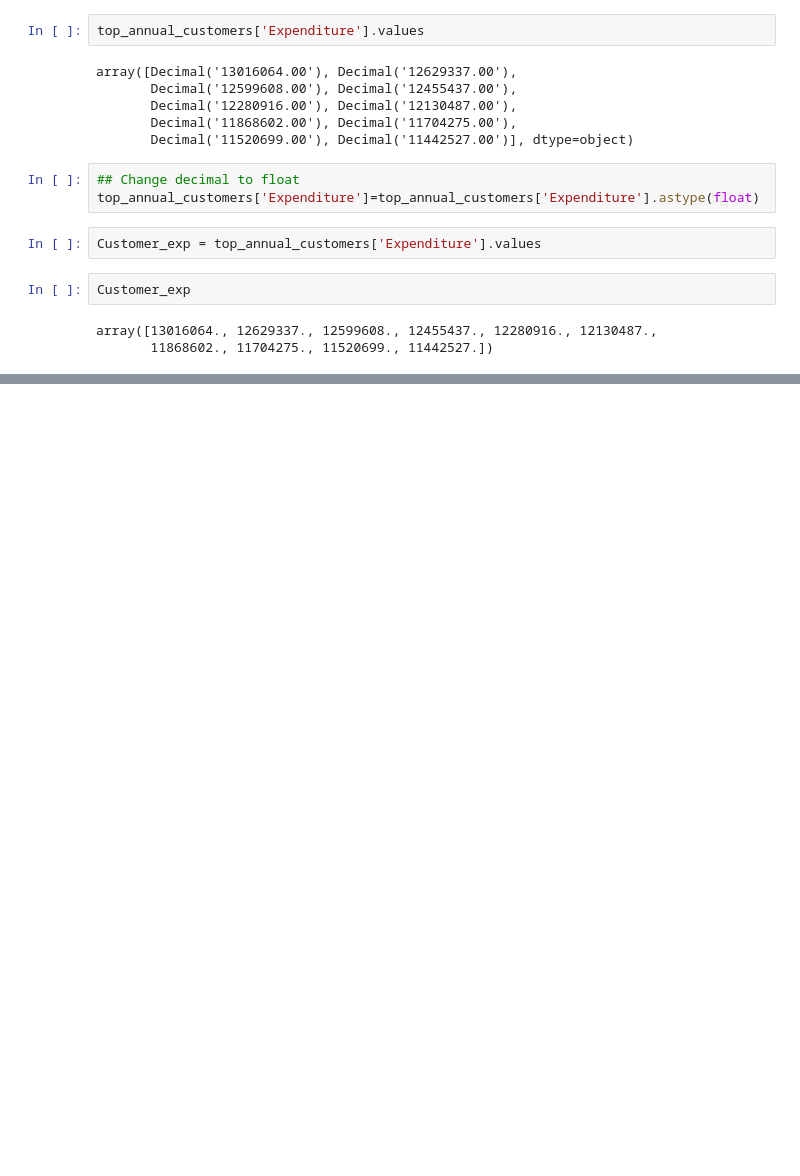
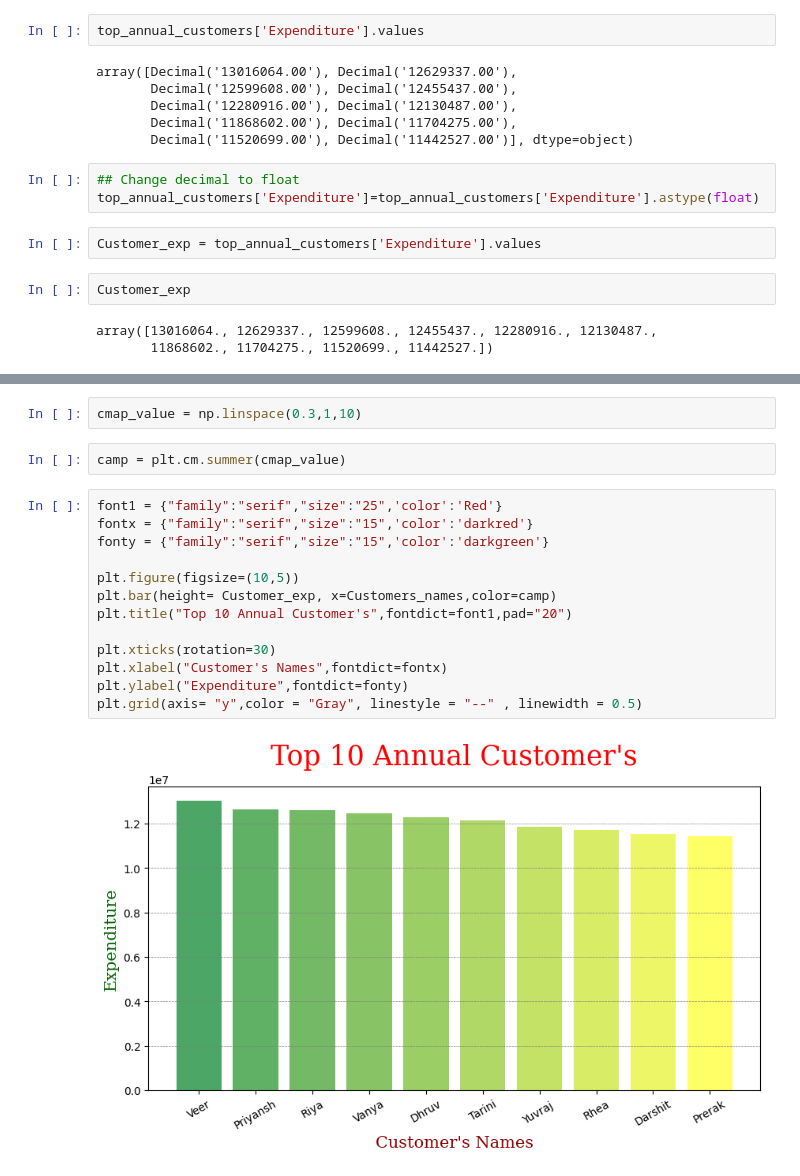
Before and after one commit to aniveshsharma/Ecommerce-Data-Analysis, a Jupyter notebook: SwiftMarket.ipynb, the cells around one changed output, grey strips where cells are left out. Saved outputs shown, nothing was run; the diff lists cells and outputs as text; blank space fills up the shorter version.

```diff
--- a/SwiftMarket.ipynb
+++ b/SwiftMarket.ipynb
@@ -104,0 +122,19 @@ array([13016064., 12629337., 12599608., 12455437., 12280916., 12130487.,
+# %%
+cmap_value = np.linspace(0.3,1,10)
+# %%
+camp = plt.cm.summer(cmap_value)
+# %%
+font1 = {"family":"serif","size":"25",'color':'Red'}
+fontx = {"family":"serif","size":"15",'color':'darkred'}
+fonty = {"family":"serif","size":"15",'color':'darkgreen'}
+
+plt.figure(figsize=(10,5))
+plt.bar(height= Customer_exp, x=Customers_names,color=camp)
+plt.title("Top 10 Annual Customer's",fontdict=font1,pad="20")
+
+plt.xticks(rotation=30)
+plt.xlabel("Customer's Names",fontdict=fontx)
+plt.ylabel("Expenditure",fontdict=fonty)
+plt.grid(axis= "y",color = "Gray", linestyle = "--" , linewidth = 0.5)
+# %% [output]
+[figure, added]
```
Also changed, not shown: parts of 11 cells of this notebook, 2 other files.
